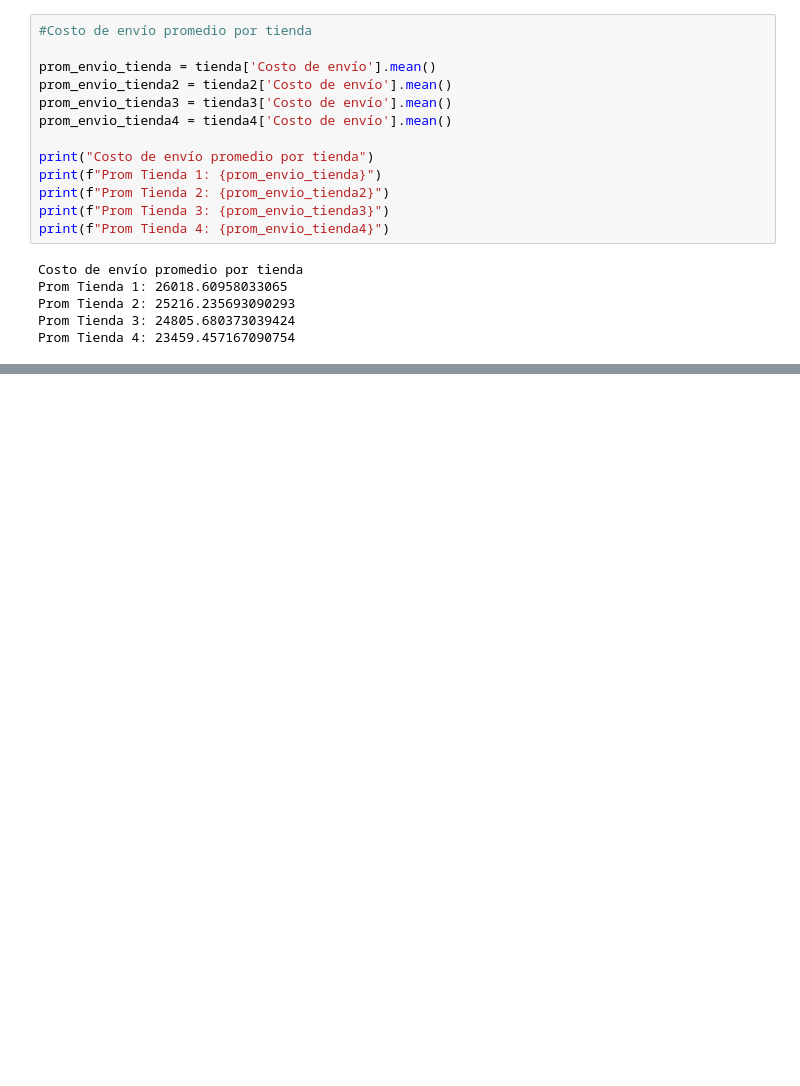
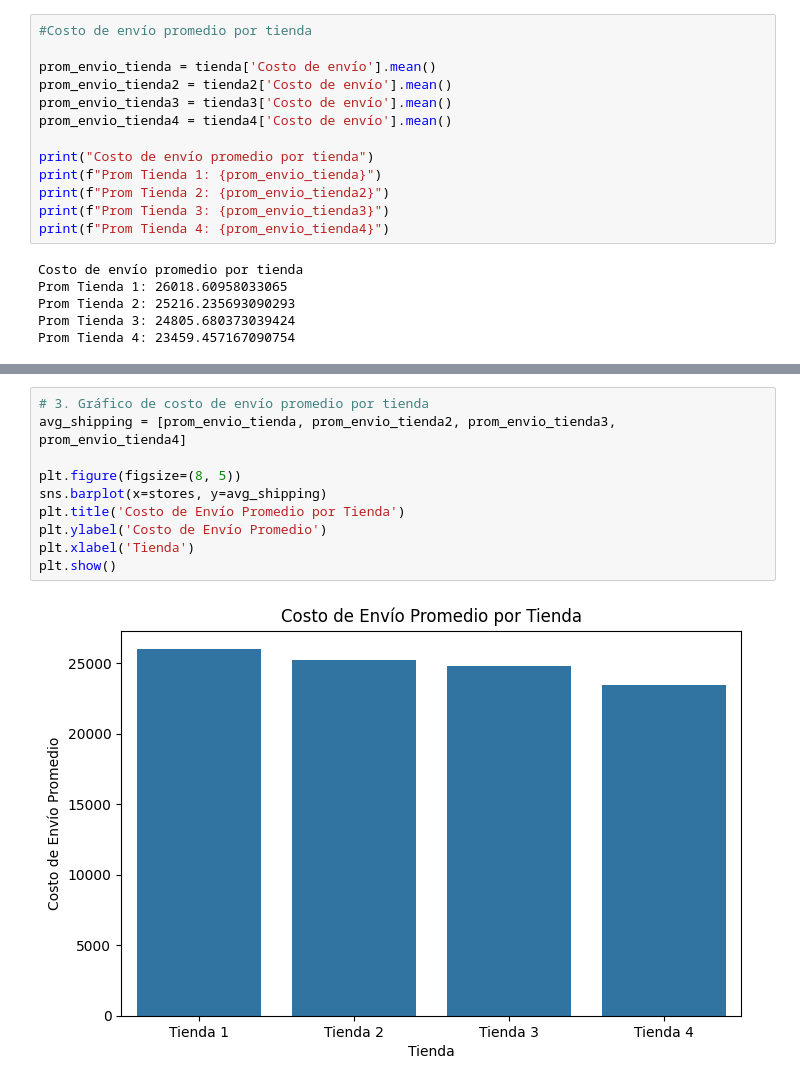
Before and after one commit to jesolav/Alura_Store_Latam, a Jupyter notebook: AluraStoreLatam.ipynb, the cells around one changed output, grey strips where cells are left out. Cells and saved outputs as stored; diff of their text form; blank space fills up the shorter version.

```diff
--- a/AluraStoreLatam.ipynb
+++ b/AluraStoreLatam.ipynb
@@ -189,0 +237,12 @@ Prom Tienda 4: 23459.457167090754
+# %%
+# 3. Gráfico de costo de envío promedio por tienda
+avg_shipping = [prom_envio_tienda, prom_envio_tienda2, prom_envio_tienda3, prom_envio_tienda4]
+
+plt.figure(figsize=(8, 5))
+sns.barplot(x=stores, y=avg_shipping)
+plt.title('Costo de Envío Promedio por Tienda')
+plt.ylabel('Costo de Envío Promedio')
+plt.xlabel('Tienda')
+plt.show()
+# %% [output]
+[figure, added]
```
Also changed, not shown: parts of 3 cells of this notebook.
